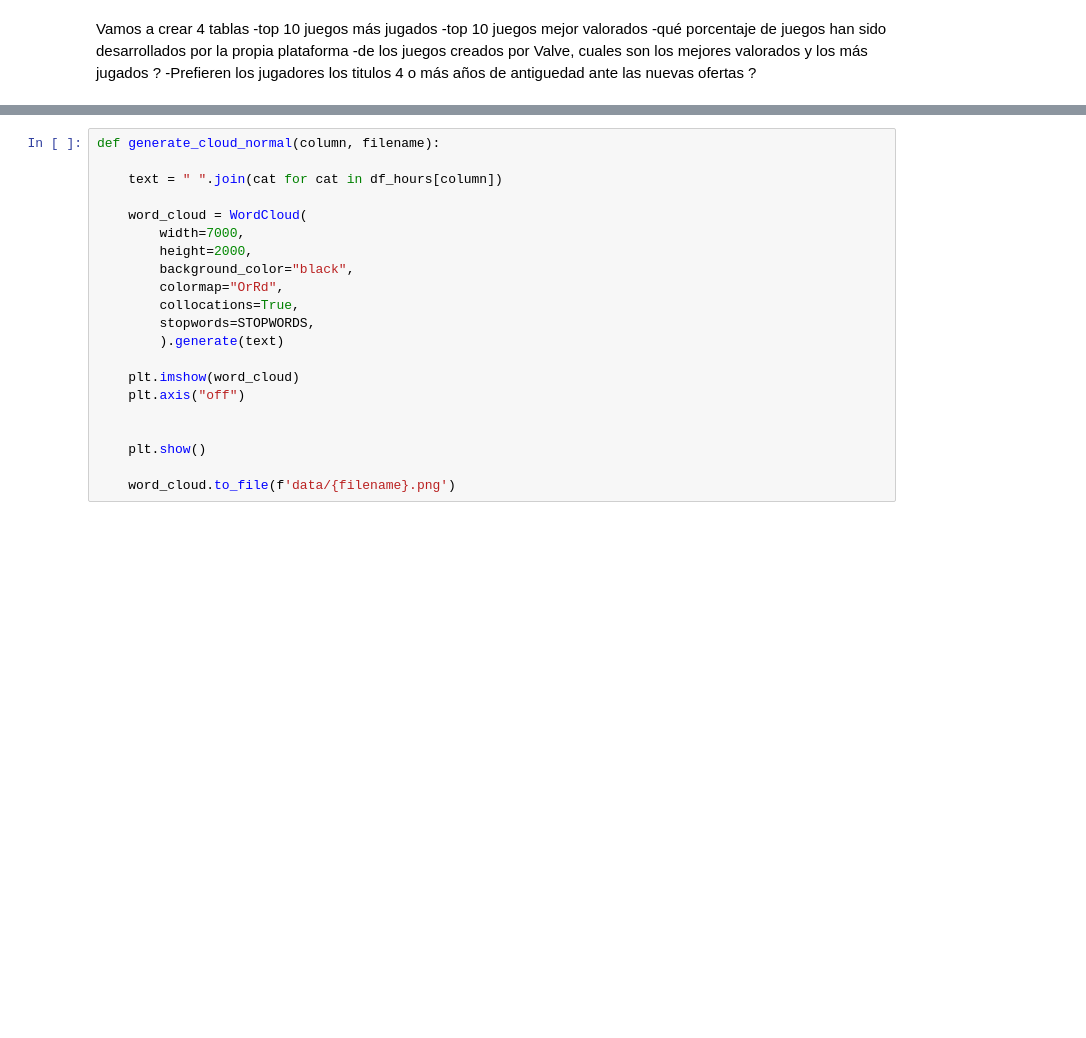
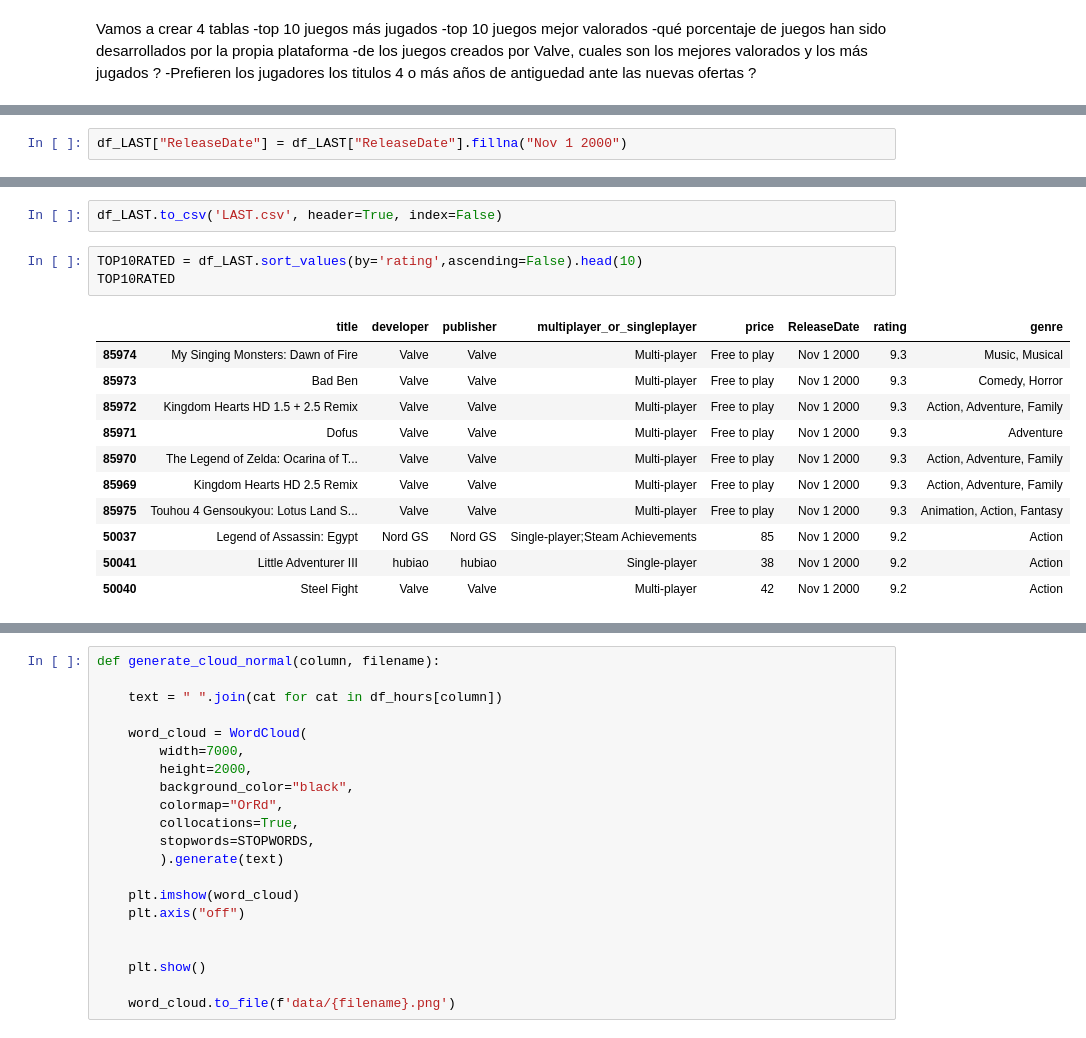
Before and after one commit to JacoboFdez/PROJECTO, a Jupyter notebook: notebook/Visualización .ipynb, the cells around one changed output, grey strips where cells are left out. Saved outputs shown, nothing was run; the diff lists cells and outputs as text; blank space fills up the shorter version.

```diff
--- a/notebook/Visualización .ipynb
+++ b/notebook/Visualización .ipynb
@@ -11,0 +81,2 @@ import seaborn as sns
+# %%
+df_LAST["ReleaseDate"] = df_LAST["ReleaseDate"].fillna("Nov 1 2000")
@@ -11,0 +143,17 @@ import seaborn as sns
+# %%
+df_LAST.to_csv('LAST.csv', header=True, index=False)
+# %%
+TOP10RATED = df_LAST.sort_values(by='rating',ascending=False).head(10)
+TOP10RATED
+# %% [output]
+|  | title | developer | publisher | multiplayer_or_singleplayer | price | ReleaseDate | rating | genre |
+| 85974 | My Singing Monsters: Dawn of Fire | Valve | Valve | Multi-player | Free to play | Nov 1 2000 | 9.3 | Music, Musical |
+| 85973 | Bad Ben | Valve | Valve | Multi-player | Free to play | Nov 1 2000 | 9.3 | Comedy, Horror |
+| 85972 | Kingdom Hearts HD 1.5 + 2.5 Remix | Valve | Valve | Multi-player | Free to play | Nov 1 2000 | 9.3 | Action, Adventure, Family |
+| 85971 | Dofus | Valve | Valve | Multi-player | Free to play | Nov 1 2000 | 9.3 | Adventure |
+| 85970 | The Legend of Zelda: Ocarina of T... | Valve | Valve | Multi-player | Free to play | Nov 1 2000 | 9.3 | Action, Adventure, Family |
+| 85969 | Kingdom Hearts HD 2.5 Remix | Valve | Valve | Multi-player | Free to play | Nov 1 2000 | 9.3 | Action, Adventure, Family |
+| 85975 | Touhou 4 Gensoukyou: Lotus Land S... | Valve | Valve | Multi-player | Free to play | Nov 1 2000 | 9.3 | Animation, Action, Fantasy |
+| 50037 | Legend of Assassin: Egypt | Nord GS | Nord GS | Single-player;Steam Achievements | 85 | Nov 1 2000 | 9.2 | Action |
+| 50041 | Little Adventurer III | hubiao | hubiao | Single-player | 38 | Nov 1 2000 | 9.2 | Action |
+| 50040 | Steel Fight | Valve | Valve | Multi-player | 42 | Nov 1 2000 | 9.2 | Action |
```
Also changed, not shown: parts of 20 cells of this notebook, 6 other files.
